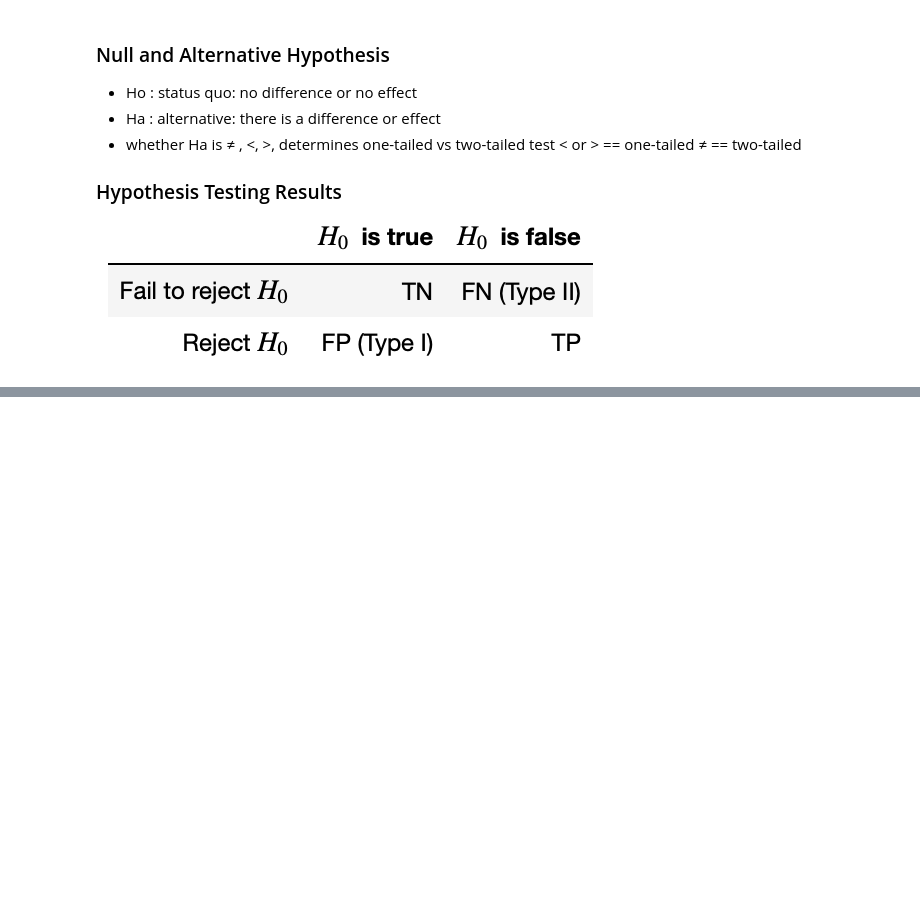
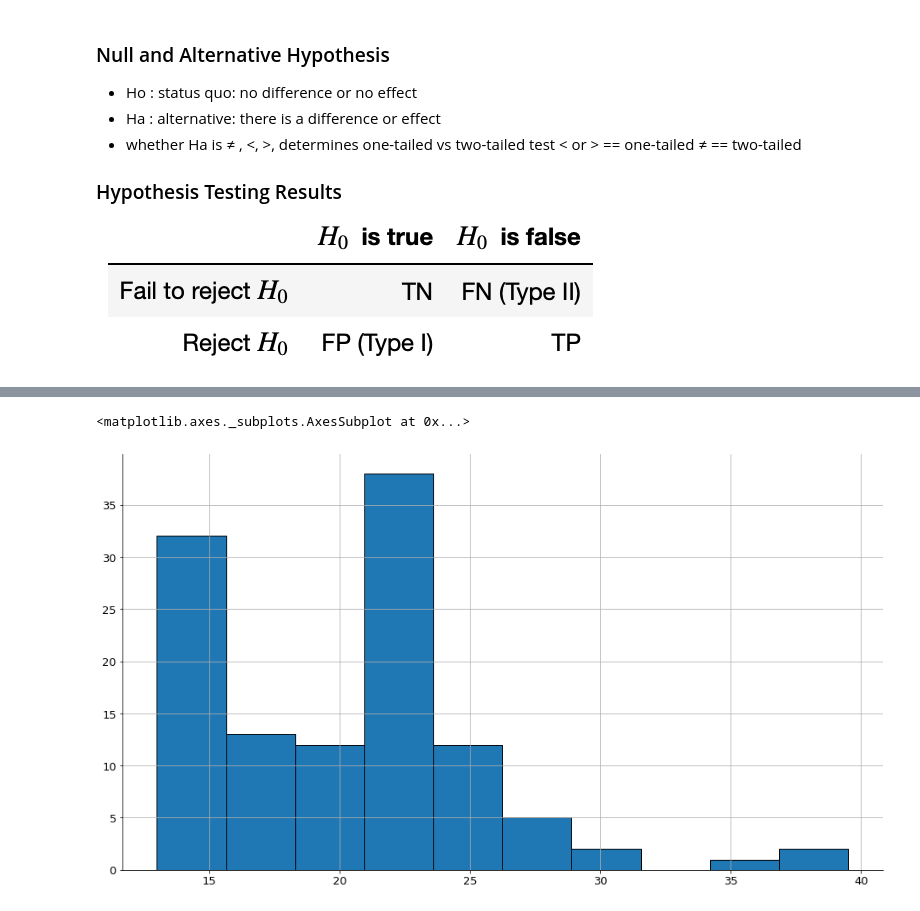
Before and after one commit to george887/statistics-exercises, a Jupyter notebook: hypothesis_testing.ipynb, the cells around one changed output, grey strips where cells are left out. Cells and saved outputs as stored; diff of their text form; code cells hidden in the pictures; blank space fills up the shorter version.

```diff
--- a/hypothesis_testing.ipynb
+++ b/hypothesis_testing.ipynb
@@ -186,0 +293,4 @@ For each of the following scenarios: refine the question, generate a null and al
+# %%
+from pydataset import data
+mpg = data("mpg")
+mpg
@@ -186,0 +316,4 @@ For each of the following scenarios: refine the question, generate a null and al
+# %%
+# Making a avg mpg variable
+mpg["average_mpg"] = (mpg["cty"] + mpg["hwy"])/2
+mpg
@@ -186,0 +334,10 @@ For each of the following scenarios: refine the question, generate a null and al
+# %%
+# Making 2 variables for average mpg for cars in 1999 and 2008
+cars_99 = mpg[mpg.year == 1999].average_mpg
+cars_08 = mpg[mpg.year == 2008].average_mpg
+# %%
+# Creating histograms of the mpg for each year
+cars_99.hist()
+# %% [output]
+<matplotlib.axes._subplots.AxesSubplot at 0x...>
+[figure, added]
```
Also changed, not shown: parts of 38 cells of this notebook, 1 other file.
